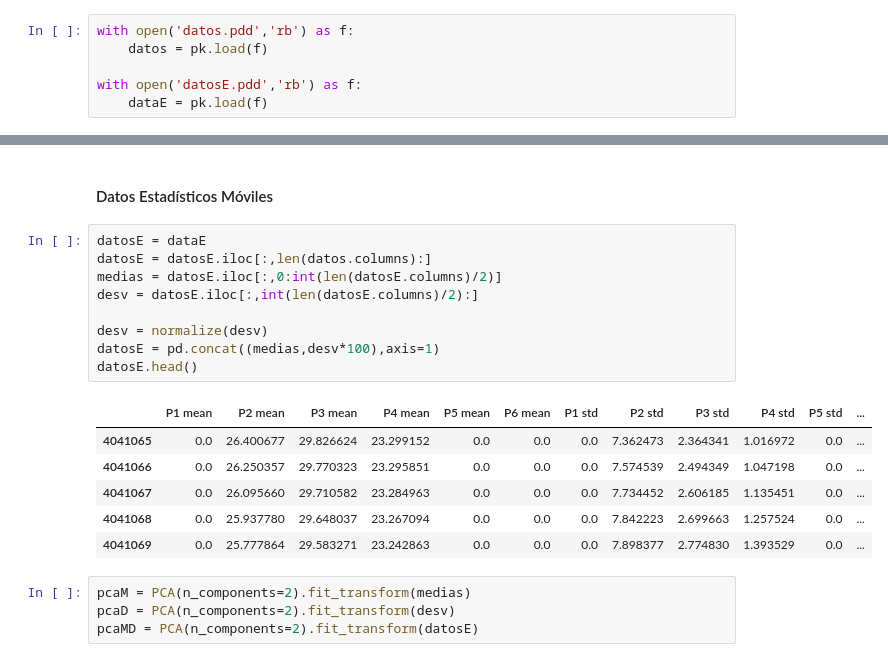
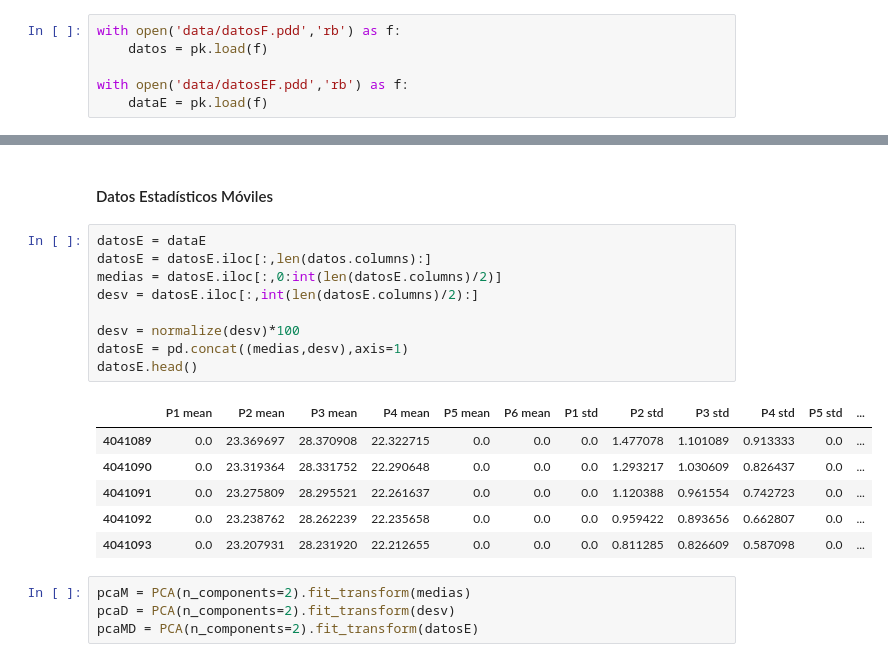
Before and after one commit to jlgarridol/TFG-SmartBeds, a Jupyter notebook: src/Análisis de componentes principales.ipynb, the cells around one changed output, grey strips where cells are left out. Drawn from its saved outputs; the diff is of its cells as text.

```diff
--- a/src/Análisis de componentes principales.ipynb
+++ b/src/Análisis de componentes principales.ipynb
@@ -16,10 +16,10 @@ import gc #Garbage colector
 # %% [markdown]
 ### Lectura de datos
 # %%
-with open('datos.pdd','rb') as f:
+with open('data/datosF.pdd','rb') as f:
     datos = pk.load(f)
 
-with open('datosE.pdd','rb') as f:
+with open('data/datosEF.pdd','rb') as f:
     dataE = pk.load(f)
 # %% [markdown]
 ### Componentes principales
@@ -66,19 +66,19 @@ Text(0.5, 1.0, 'PCA Raw')
 # %%
 datosE = dataE
 datosE = datosE.iloc[:,len(datos.columns):]
 medias = datosE.iloc[:,0:int(len(datosE.columns)/2)]
 desv = datosE.iloc[:,int(len(datosE.columns)/2):]
 
-desv = normalize(desv)
-datosE = pd.concat((medias,desv*100),axis=1)
+desv = normalize(desv)*100
+datosE = pd.concat((medias,desv),axis=1)
 datosE.head()
 # %% [output]
 |  | P1 mean | P2 mean | P3 mean | P4 mean | P5 mean | P6 mean | P1 std | P2 std | P3 std | P4 std | P5 std | ... |
-| 4041065 | 0.0 | 26.400677 | 29.826624 | 23.299152 | 0.0 | 0.0 | 0.0 | 7.362473 | 2.364341 | 1.016972 | 0.0 | ... |
-| 4041066 | 0.0 | 26.250357 | 29.770323 | 23.295851 | 0.0 | 0.0 | 0.0 | 7.574539 | 2.494349 | 1.047198 | 0.0 | ... |
-| 4041067 | 0.0 | 26.095660 | 29.710582 | 23.284963 | 0.0 | 0.0 | 0.0 | 7.734452 | 2.606185 | 1.135451 | 0.0 | ... |
-| 4041068 | 0.0 | 25.937780 | 29.648037 | 23.267094 | 0.0 | 0.0 | 0.0 | 7.842223 | 2.699663 | 1.257524 | 0.0 | ... |
-| 4041069 | 0.0 | 25.777864 | 29.583271 | 23.242863 | 0.0 | 0.0 | 0.0 | 7.898377 | 2.774830 | 1.393529 | 0.0 | ... |
+| 4041089 | 0.0 | 23.369697 | 28.370908 | 22.322715 | 0.0 | 0.0 | 0.0 | 1.477078 | 1.101089 | 0.913333 | 0.0 | ... |
+| 4041090 | 0.0 | 23.319364 | 28.331752 | 22.290648 | 0.0 | 0.0 | 0.0 | 1.293217 | 1.030609 | 0.826437 | 0.0 | ... |
+| 4041091 | 0.0 | 23.275809 | 28.295521 | 22.261637 | 0.0 | 0.0 | 0.0 | 1.120388 | 0.961554 | 0.742723 | 0.0 | ... |
+| 4041092 | 0.0 | 23.238762 | 28.262239 | 22.235658 | 0.0 | 0.0 | 0.0 | 0.959422 | 0.893656 | 0.662807 | 0.0 | ... |
+| 4041093 | 0.0 | 23.207931 | 28.231920 | 22.212655 | 0.0 | 0.0 | 0.0 | 0.811285 | 0.826609 | 0.587098 | 0.0 | ... |
 # %%
 pcaM = PCA(n_components=2).fit_transform(medias)
 pcaD = PCA(n_components=2).fit_transform(desv)
```
Also changed, not shown: parts of 3 cells of this notebook, 2 other files.
